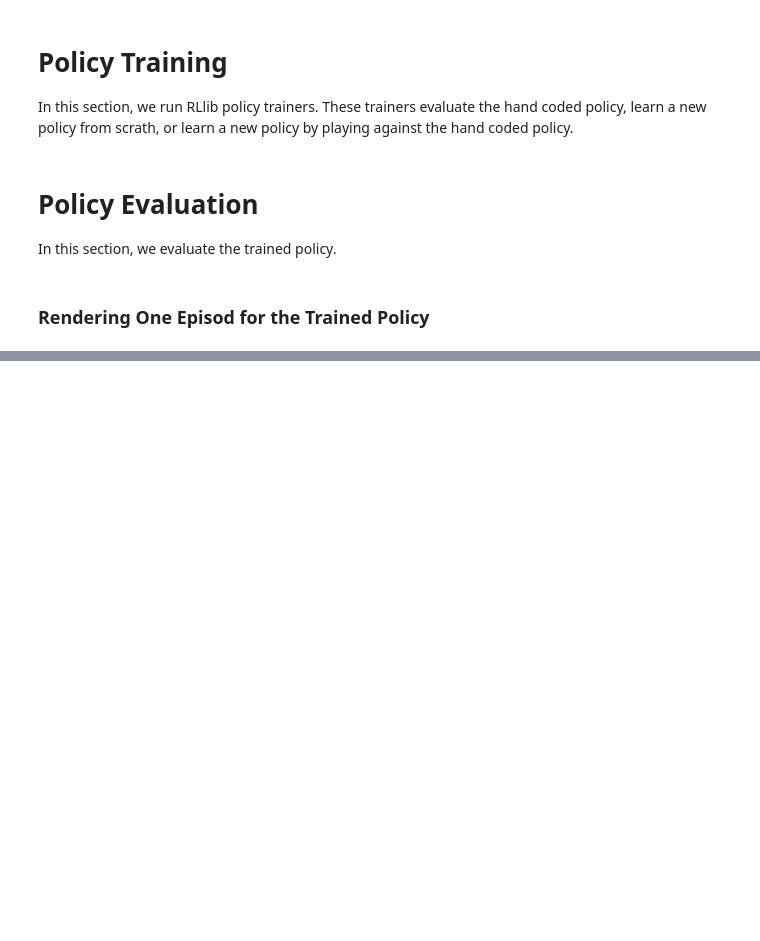
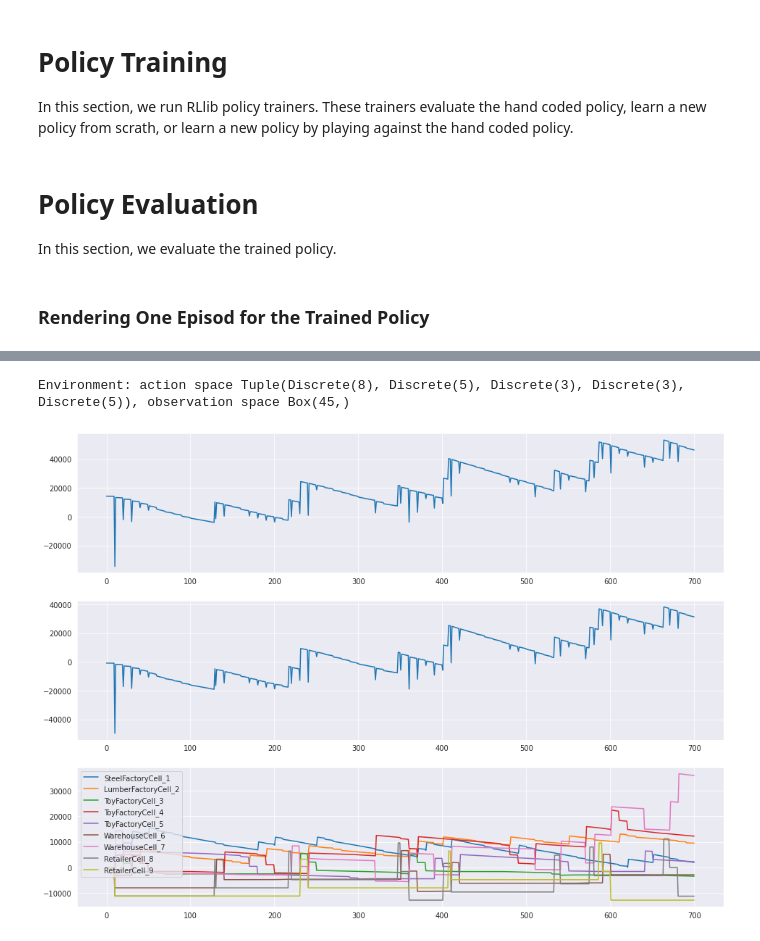
Before and after one commit to ikatsov/tensor-house, a Jupyter notebook: supply-chain/world-of-supply/world-of-supply.ipynb, the cells around one changed output, grey strips where cells are left out. Drawn from its saved outputs; the diff is of its cells as text; code cells hidden in the pictures; blank space fills up the shorter version.

```diff
--- a/supply-chain/world-of-supply/world-of-supply.ipynb
+++ b/supply-chain/world-of-supply/world-of-supply.ipynb
@@ -39,14 +55,14 @@ wsr.AsciiWorldRenderer.plot_sequence_images(frame_seq)
 
 In this section, we run RLlib policy trainers. These trainers evaluate the hand coded policy, learn a new policy from scrath, or learn a new policy by playing against the hand coded policy.
 # %%
-import world_of_supply_rllib as wsr
-importlib.reload(wsr)
-import world_of_supply_rllib_training as wst
-importlib.reload(wst)
+import world_of_supply_rllib as wsrl
+import world_of_supply_rllib_training as wsrt
+for module in [wsrl, wsrt]:
+    importlib.reload(module)
 
 # Policy training
-#trainer = wst.play_baseline(n_iterations = 2)
-trainer = wst.train_ppo(n_iterations = 30)
+#trainer = wsrt.play_baseline(n_iterations = 1)
+trainer = wsrt.train_ppo(n_iterations = 100)
 # %% [markdown]
 # Policy Evaluation
 
@@ -55,29 +71,37 @@ In this section, we evaluate the trained policy.
 ### Rendering One Episod for the Trained Policy
 # %%
 import world_of_supply_renderer as wsren
-importlib.reload(wsren)
+import world_of_supply_tools as wst
 import world_of_supply_rllib as wsrl
-importlib.reload(wsrl)
 import world_of_supply_rllib_training as wstr
-importlib.reload(wstr)
+for module in [wsren, wst, wsrl, wstr]:
+    importlib.reload(module)
 
 # Parameters of the tracing simulation
-episod_duration = 1000
-steps_to_render = (0, episod_duration)
+policy_mode = 'baseline' # 'baseline' or 'trained'
+episod_duration = 700
+steps_to_render = None  # (0, episod_duration) or None
 
 # Create the environment
 renderer = wsren.AsciiWorldRenderer()
 frame_seq = []
-env = wsrl.WorldOfSupplyEnv(wstr.env_config)
+env_config_for_rendering = wstr.env_config.copy()
+env_config_for_rendering.update({
+    'downsampling_rate': 1
+})
+env = wsrl.WorldOfSupplyEnv(env_config_for_rendering)
+print(f"Environment: action space {env.action_space}, observation space {env.observation_space}")
 states = env.reset()
 infos = None
 
 def load_policy(facility_id):
-    #return wsrl.SimplePolicy(env.observation_space, env.action_space, wsrl.SimplePolicy.get_config_from_env(env))
+    if policy_mode == 'baseline':
+        return wsrl.SimplePolicy(env.observation_space, env.action_space, wsrl.SimplePolicy.get_config_from_env(env))
 
-    policy_map = wstr.policy_mapping_global.copy()
-    #policy_map['LumberFactory'] = 'ppo'
-    return trainer.get_policy(wstr.create_policy_mapping_fn(policy_map)(facility_id))
+    if policy_mode == 'trained':
+        policy_map = wstr.policy_mapping_global.copy()
+        wstr.update_policy_map(policy_map, 0, 0)     # apply all updates
+        return trainer.get_policy(wstr.create_policy_mapping_fn(policy_map)(facility_id))
 
 policies = {}
 rnn_states = {}
@@ -86,23 +110,29 @@ for facility_id in states.keys():
     rnn_states[facility_id] = policies[facility_id].get_initial_state()
 
 # Simulation loop
+tracker = wst.SimulationTracker(episod_duration, 1, env.world.facilities.keys())
 for epoch in tqdm(range(episod_duration)):
     action_dict = {}
-    for facility_id, state in states.items():
+    if epoch % wstr.env_config['downsampling_rate'] == 0:
+        for facility_id, state in states.items():
+            policy = policies[facility_id]
+            rnn_state = rnn_states[facility_id]
 
-        policy = policies[facility_id]
-        rnn_state = rnn_states[facility_id]
+            if infos is not None and facility_id in infos:
+                action_dict[facility_id], rnn_state, _ = policy.compute_single_action( state, info=infos[facility_id], state=rnn_state )
+            else:
+                action_dict[facility_id], rnn_state, _ = policy.compute_single_action( state, state=rnn_state )
 
-        if infos is not None and facility_id in infos:
-            action_dict[facility_id], rnn_state, _ = policy.compute_single_action( state, info=infos[facility_id], state=rnn_state )
-        else:
-            action_dict[facility_id], rnn_state, _ = policy.compute_single_action( state, state=rnn_state )
+    states, rewards, dones, infos = env.step(action_dict)
+    tracker.add_sample(0, epoch, env.world.economy.global_balance().total(), rewards)
 
-    states, reward, dones, infos = env.step(action_dict)
-
-    if epoch >= steps_to_render[0] and epoch < steps_to_render[1]:
+    if steps_to_render is not None and epoch >= steps_to_render[0] and epoch < steps_to_render[1]:
         frame = renderer.render(env.world)
         frame_seq.append(np.asarray(frame))
 
-print('Rendering the animation...')
-wsren.AsciiWorldRenderer.plot_sequence_images(frame_seq)
+tracker.render()
+
+if steps_to_render is not None:
+    print('Rendering the animation...')
+    wsren.AsciiWorldRenderer.plot_sequence_images(frame_seq)
+# %% [output]
@@ -108,0 +141,2 @@ wsren.AsciiWorldRenderer.plot_sequence_images(frame_seq)
+Environment: action space Tuple(Discrete(8), Discrete(5), Discrete(3), Discrete(3), Discrete(5)), observation space Box(45,)
+[figure, added]
```
Also changed, not shown: parts of 2 cells of this notebook, 7 other files.
